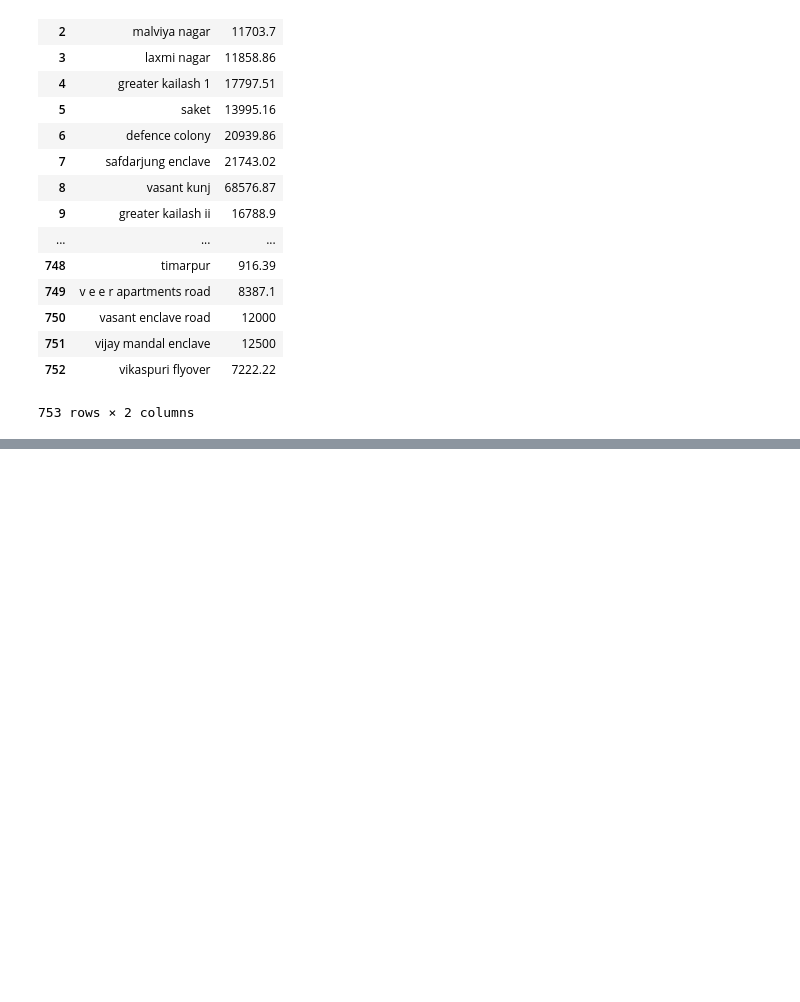
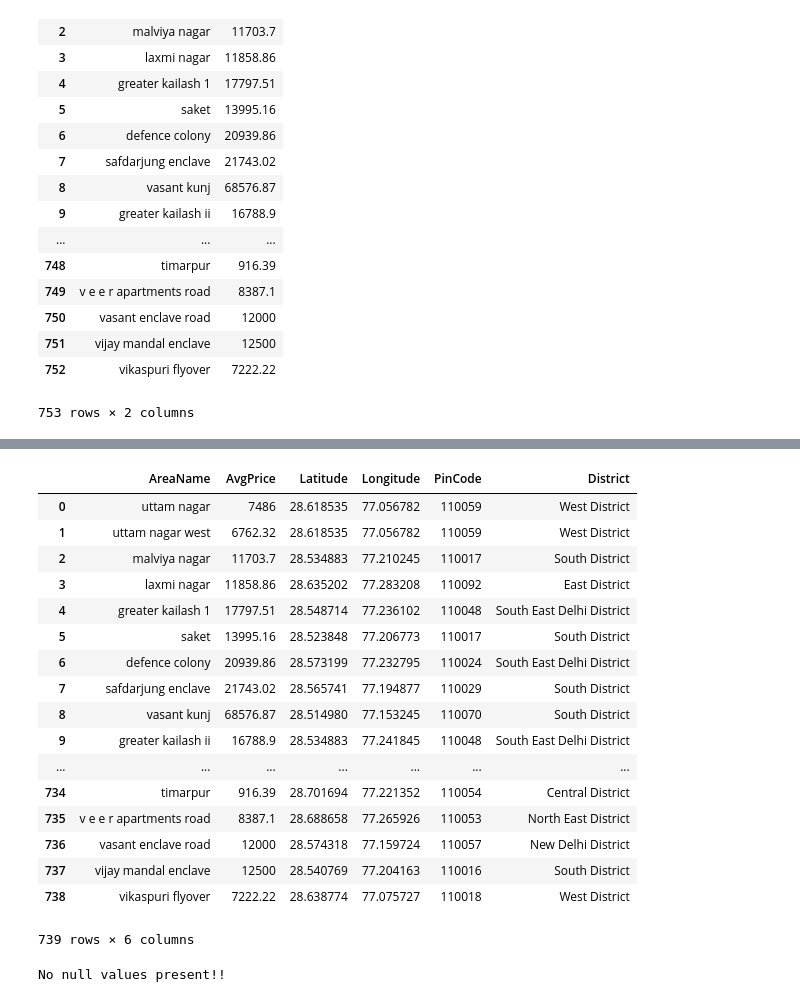
Before and after one commit to abhishek-shrm/Coursera_Capstone, a Jupyter notebook: data-analysis-delhi.ipynb, the cells around one changed output, grey strips where cells are left out. Saved outputs shown, nothing was run; the diff lists cells and outputs as text; code cells hidden in the pictures; blank space fills up the shorter version.

Commit message:
geocoding

```diff
--- a/data-analysis-delhi.ipynb
+++ b/data-analysis-delhi.ipynb
@@ -161,3 +164,7 @@ df
 | 751 | vijay mandal enclave | 12500 |
 | 752 | vikaspuri flyover | 7222.22 |
 753 rows × 2 columns
+# %%
+# removing rows with AreaName containing metro line,highway,expressway,nh,noida,gurgaon,gurugram,peripheral and railway line
+df=df[~(df.AreaName.str.contains('metro') | df.AreaName.str.contains('highway')|df.AreaName.str.contains('nh ') | df.AreaName.str.contains('expressway') | df.AreaName.str.contains('noida')| df.AreaName.str.contains('gurgaon')| df.AreaName.str.contains('peripheral')| df.AreaName.str.contains('gurugram')| df.AreaName.str.contains('railway'))].reset_index(drop=True)
+df
@@ -166,0 +193,53 @@ df.to_csv('pricing.csv')
+# %%
+#generating authorization header for accessing mapmyindia geocoding API
+res=requests.post('https://outpost.mapmyindia.com/api/security/oauth/token',\
+                 params={'grant_type': 'client_credentials',
+                        'client_id':'DQMqcA9v_ZoFp2hAoT0VIH6U88jDzGjmoeBUK1HnzhF0mWj-m8pb9z6ad-i-DlT52EY2o3TFV-1bVGjavkTIkA==',
+                        'client_secret':'ebEc8GH231ciXN2DqeNUYsS-WJMaqjPeL2MrXBJEkASOSsLto-LBnhAxbZhCITzGlBFkJ9-vrMkuVdFfXf06pIBKp5WJI3Z9'},\
+                 headers={'Content-Type': 'application/x-www-form- urlencoded'})
+map_my_india_token=res.json()['access_token']
+# %%
+#using mapmyindia geocoding api to get latitude and longitude of areas in dataframe
+latitudes=[]
+longitudes=[]
+pinCodes=[]
+districts=[]
+for area in df['AreaName'].values:
+    res=requests.get('https://atlas.mapmyindia.com/api/places/geocode?address={},Delhi'.format(area),\
+                headers={'Authorization':'{}'.format(map_my_india_token)})
+    latitudes.append(res.json()['copResults']['latitude'])
+    longitudes.append(res.json()['copResults']['longitude'])
+    pinCodes.append(res.json()['copResults']['pincode'])
+    districts.append(res.json()['copResults']['district'])
+# %%
+# merging latitudes and longitudes into new columns
+df['Latitude']=pd.Series(latitudes)
+df['Longitude']=pd.Series(longitudes)
+df['PinCode']=pd.Series(pinCodes)
+df['District']=pd.Series(districts)
+df
+# %% [output]
+|  | AreaName | AvgPrice | Latitude | Longitude | PinCode | District |
+| 0 | uttam nagar | 7486 | 28.618535 | 77.056782 | 110059 | West District |
+| 1 | uttam nagar west | 6762.32 | 28.618535 | 77.056782 | 110059 | West District |
+| 2 | malviya nagar | 11703.7 | 28.534883 | 77.210245 | 110017 | South District |
+| 3 | laxmi nagar | 11858.86 | 28.635202 | 77.283208 | 110092 | East District |
+| 4 | greater kailash 1 | 17797.51 | 28.548714 | 77.236102 | 110048 | South East Delhi District |
+| 5 | saket | 13995.16 | 28.523848 | 77.206773 | 110017 | South District |
+| 6 | defence colony | 20939.86 | 28.573199 | 77.232795 | 110024 | South East Delhi District |
+| 7 | safdarjung enclave | 21743.02 | 28.565741 | 77.194877 | 110029 | South District |
+| 8 | vasant kunj | 68576.87 | 28.514980 | 77.153245 | 110070 | South District |
+| 9 | greater kailash ii | 16788.9 | 28.534883 | 77.241845 | 110048 | South East Delhi District |
+| ... | ... | ... | ... | ... | ... | ... |
+| 734 | timarpur | 916.39 | 28.701694 | 77.221352 | 110054 | Central District |
+| 735 | v e e r apartments road | 8387.1 | 28.688658 | 77.265926 | 110053 | North East District |
+| 736 | vasant enclave road | 12000 | 28.574318 | 77.159724 | 110057 | New Delhi District |
+| 737 | vijay mandal enclave | 12500 | 28.540769 | 77.204163 | 110016 | South District |
+| 738 | vikaspuri flyover | 7222.22 | 28.638774 | 77.075727 | 110018 | West District |
+739 rows × 6 columns
+# %%
+# Checking if there is any null value in whole dataframe
+if(df.isnull().values.all()!=True):
+    print('No null values present!!')
+# %% [output]
+No null values present!!
```
Also changed, not shown: parts of 9 cells of this notebook, 2 other files.
